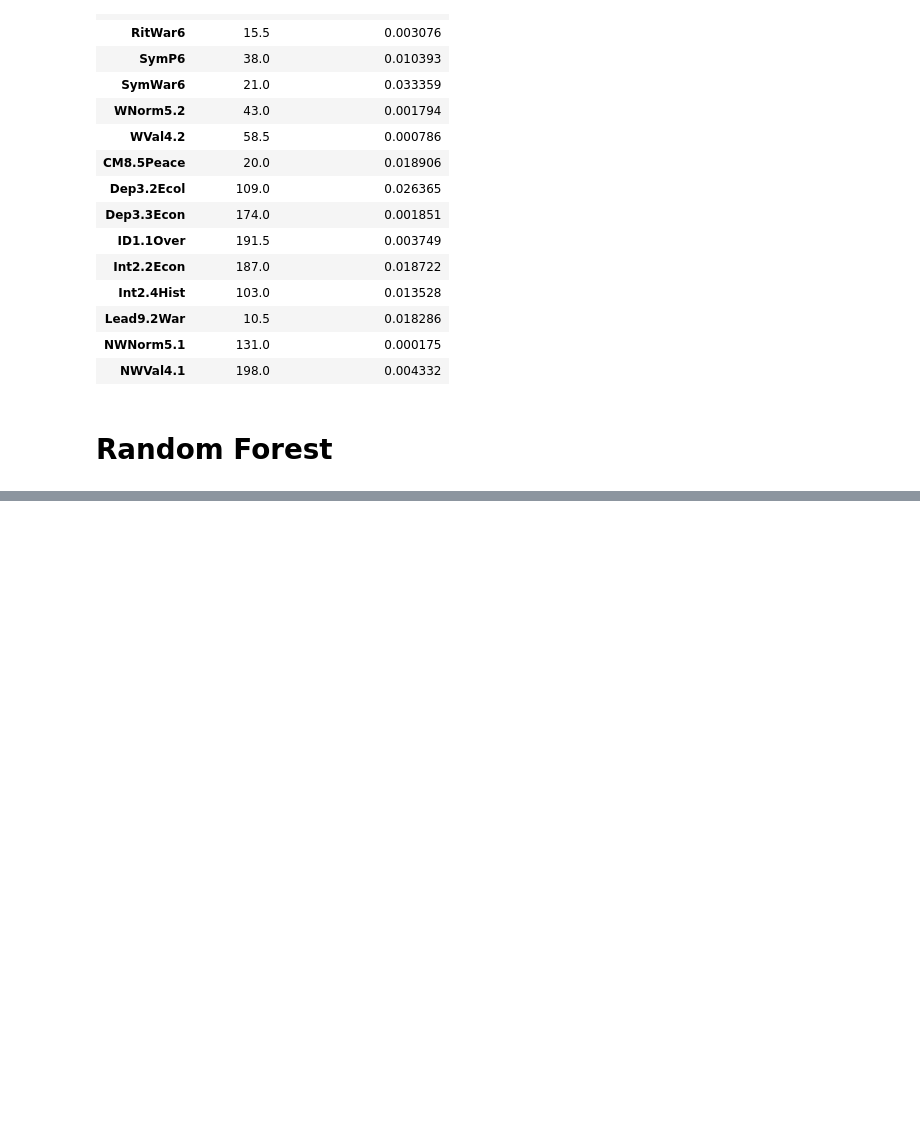
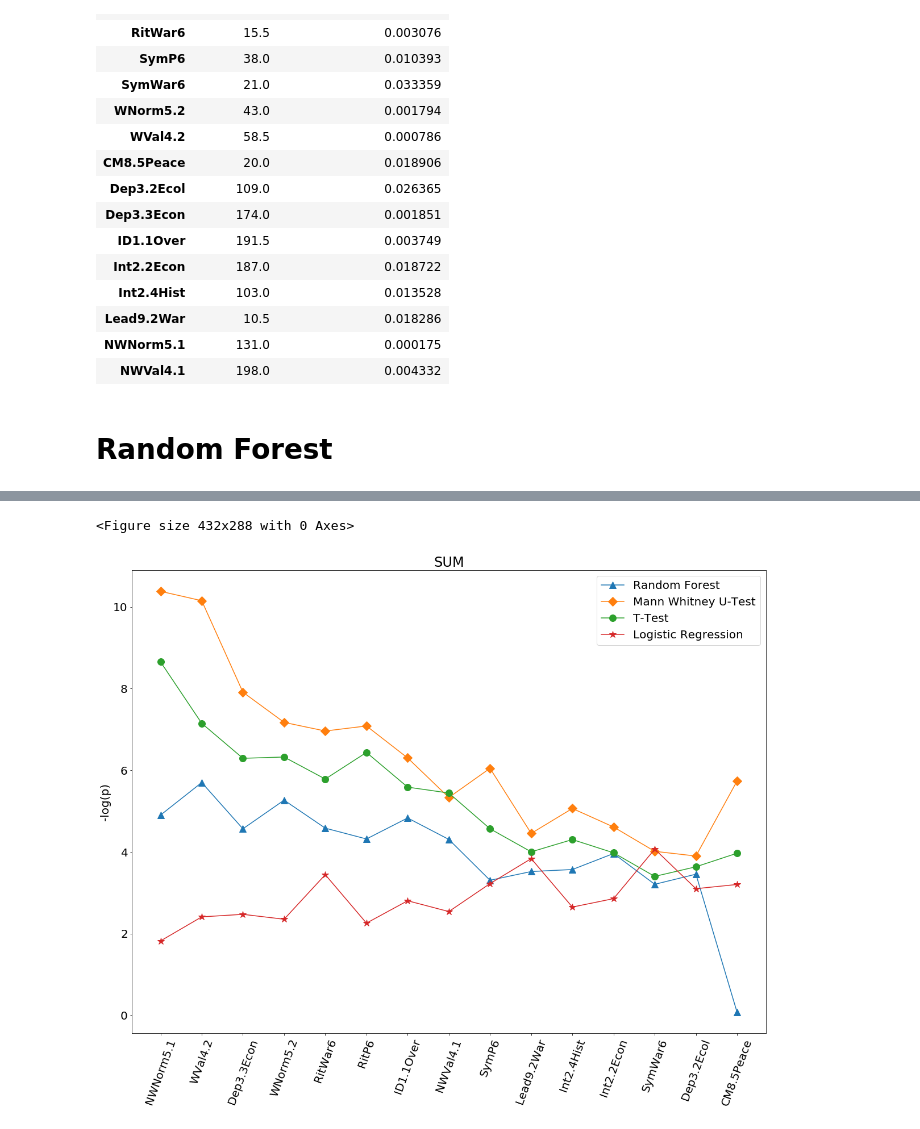
Before and after one commit to knarfamlap/Peace_System, a Jupyter notebook: main.ipynb, the cells around one changed output, grey strips where cells are left out. Cells and saved outputs as stored; diff of their text form; code cells hidden in the pictures; blank space fills up the shorter version.

```diff
--- a/main.ipynb
+++ b/main.ipynb
@@ -420,0 +495,6 @@ all_methods
+# %%
+methods_names = ['Random Forest', 'Mann Whitney U-Test', 'T-Test', 'Logistic Regression']
+# %%
+methods_srted_logsum = all_methods.sort_values(by=['LOG_SUM'], ascending=False)
+
+methods_srted_logsum
@@ -420,0 +539,20 @@ all_methods
+# %%
+marker = itertools.cycle(('^', 'D', 'o', '*'))
+# %%
+plt.figure()
+plt.rcParams.update({'font.size': 20})
+plt.subplots(figsize=(20,15))
+plt.title('SUM')
+
+for col in methods_srted_logsum[log_columns].columns:
+    plt.plot(methods_srted_logsum[col], marker=next(marker), markersize=12)
+
+plt.xticks(range(X.shape[1]), methods_srted_logsum.index.values, rotation=70)
+plt.ylabel('-log(p)')
+plt.legend(methods_names)
+
+plt.savefig('sum.png')
+plt.show()
+# %% [output]
+<Figure size 432x288 with 0 Axes>
+[figure, added]
```
Also changed, not shown: parts of 18 cells of this notebook, 2 other files.
